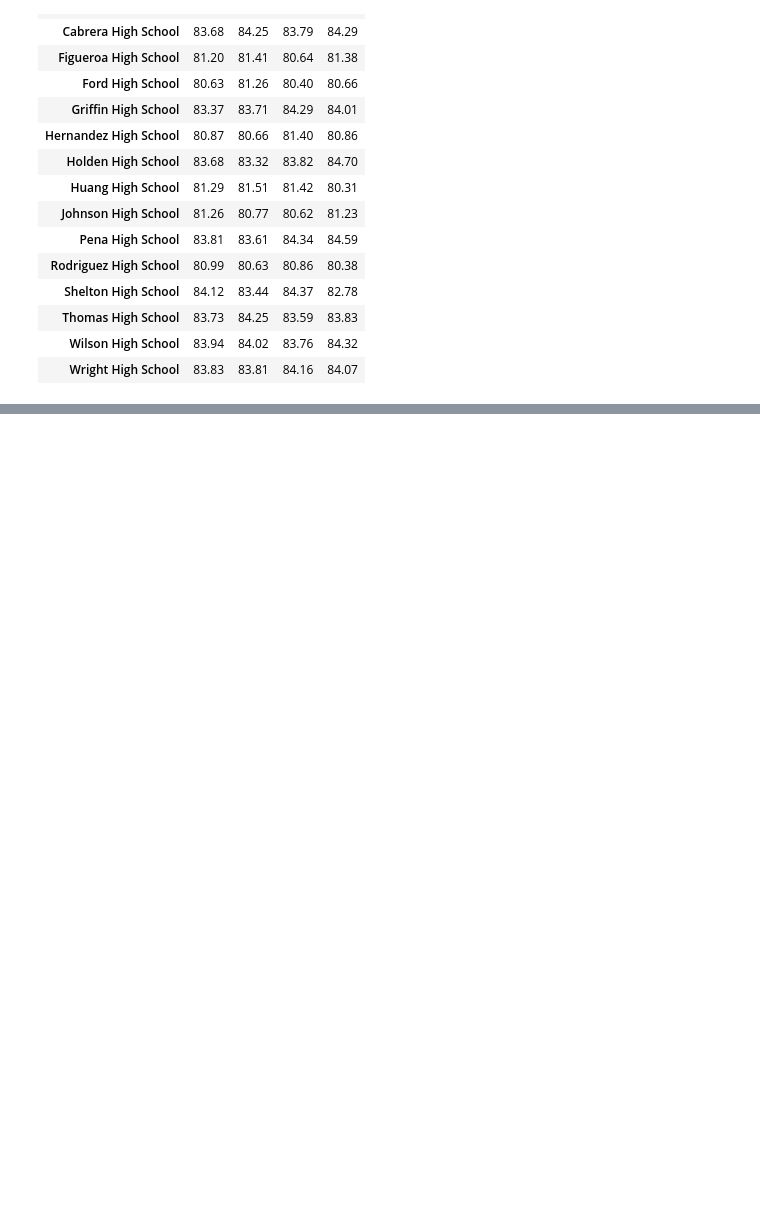
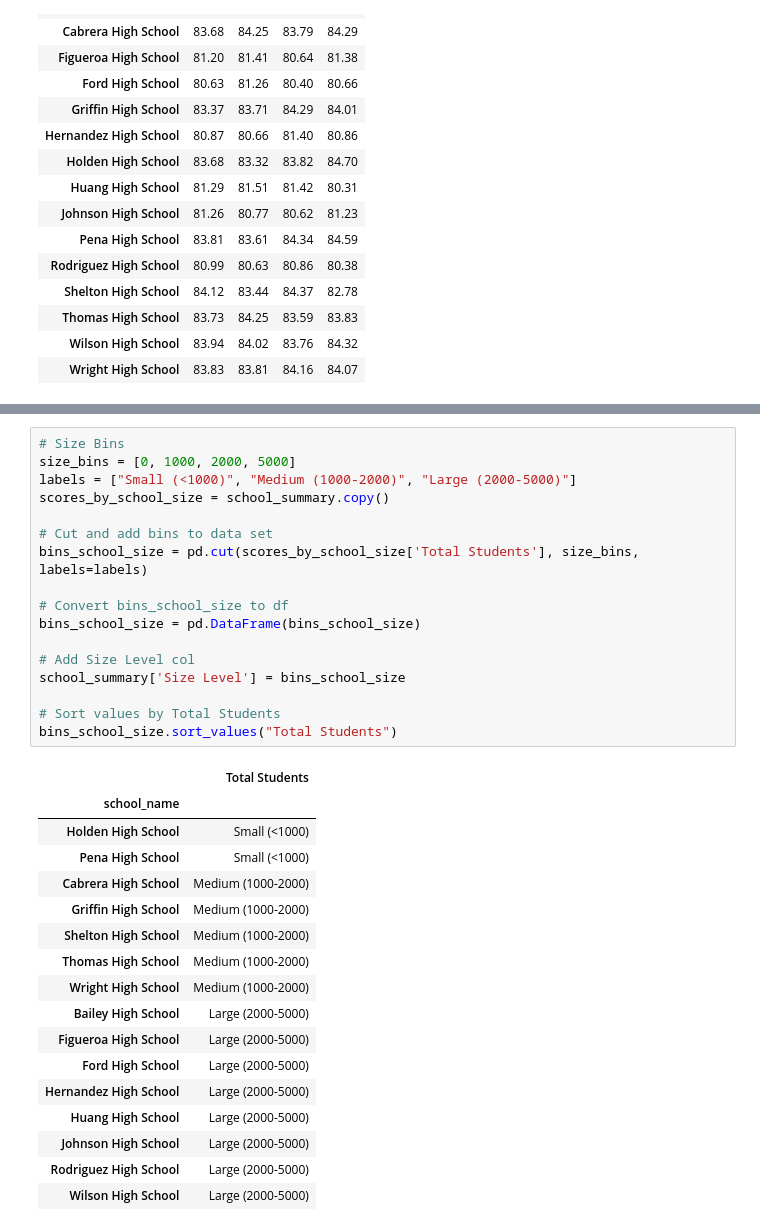
Before and after one commit to DigitalJake/Pandas-Challenge, a Jupyter notebook: PyCitySchools/Script.ipynb, the cells around one changed output, grey strips where cells are left out. Drawn from its saved outputs; the diff is of its cells as text; blank space fills up the shorter version.

```diff
--- a/PyCitySchools/Script.ipynb
+++ b/PyCitySchools/Script.ipynb
@@ -491,0 +532,35 @@ school_spending_df
+# %%
+# Size Bins
+size_bins = [0, 1000, 2000, 5000]
+labels = ["Small (<1000)", "Medium (1000-2000)", "Large (2000-5000)"]
+scores_by_school_size = school_summary.copy()
+
+# Cut and add bins to data set
+bins_school_size = pd.cut(scores_by_school_size['Total Students'], size_bins, labels=labels)
+
+# Convert bins_school_size to df
+bins_school_size = pd.DataFrame(bins_school_size)
+
+# Add Size Level col
+school_summary['Size Level'] = bins_school_size
+
+# Sort values by Total Students
+bins_school_size.sort_values("Total Students")
+# %% [output]
+|  | Total Students |
+| school_name |  |
+| Holden High School | Small (<1000) |
+| Pena High School | Small (<1000) |
+| Cabrera High School | Medium (1000-2000) |
+| Griffin High School | Medium (1000-2000) |
+| Shelton High School | Medium (1000-2000) |
+| Thomas High School | Medium (1000-2000) |
+| Wright High School | Medium (1000-2000) |
+| Bailey High School | Large (2000-5000) |
+| Figueroa High School | Large (2000-5000) |
+| Ford High School | Large (2000-5000) |
+| Hernandez High School | Large (2000-5000) |
+| Huang High School | Large (2000-5000) |
+| Johnson High School | Large (2000-5000) |
+| Rodriguez High School | Large (2000-5000) |
+| Wilson High School | Large (2000-5000) |
```
Also changed, not shown: parts of 5 cells of this notebook, 1 other file.
